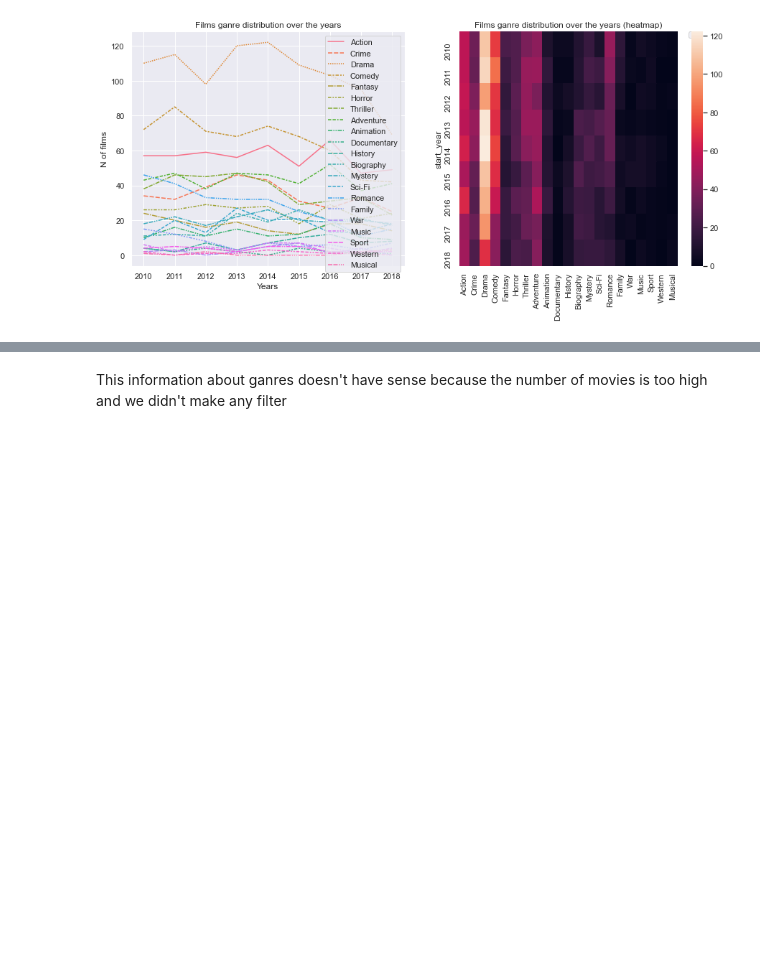
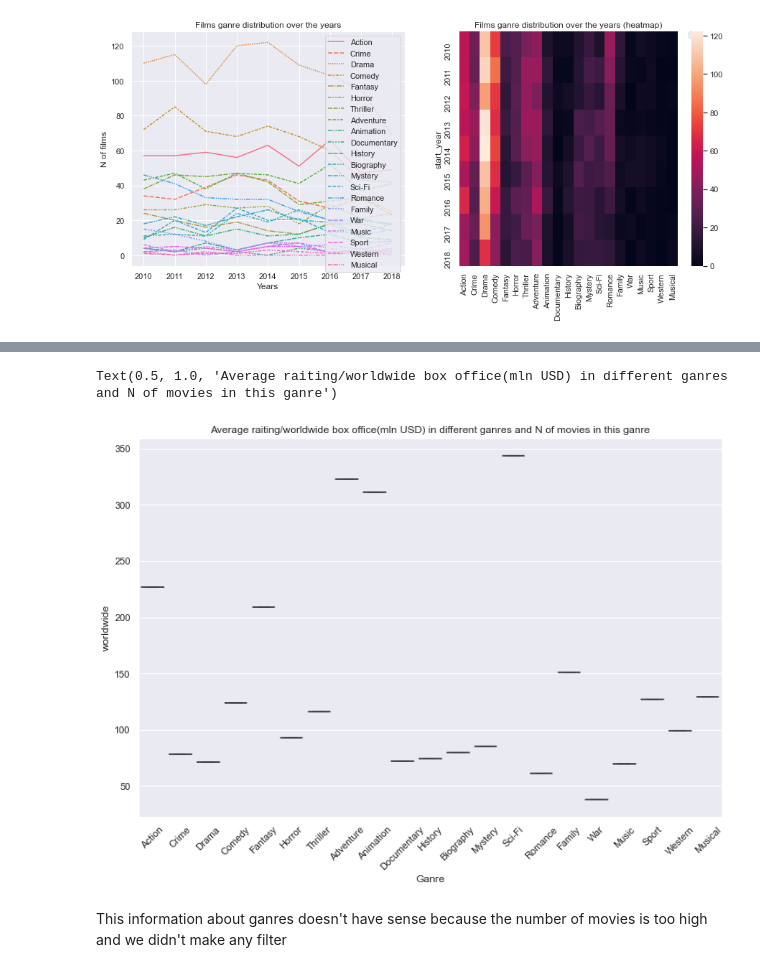
Before and after one commit to 314ka4y/Exploratory_Data_Analysis_project-Movies., a Jupyter notebook: student.ipynb, the cells around one changed output, grey strips where cells are left out. Saved outputs shown, nothing was run; the diff lists cells and outputs as text; code cells hidden in the pictures; blank space fills up the shorter version.

```diff
--- a/student.ipynb
+++ b/student.ipynb
@@ -1012,3 +1018,13 @@ fig.savefig("./Output/Most_popular_ganres.png")
+# %%
+fig, ax1 = plt.subplots(1, 1, figsize= (12, 8))
+
+
+plt.xticks(rotation=45)
+sns.boxplot(data = df_new, x="Ganre", y = "worldwide", ax=ax1)
+ax1.set_title("Average raiting/worldwide box office(mln USD) in different ganres and N of movies in this ganre")
+# %% [output]
+Text(0.5, 1.0, 'Average raiting/worldwide box office(mln USD) in different ganres and N of movies in this ganre')
+[figure, added]
 # %% [markdown]
 This information about ganres doesn't have sense because the number of movies is too high and we didn't make any filter
 # %% [markdown]
```
Also changed, not shown: parts of 5 cells of this notebook, 1 other file.
